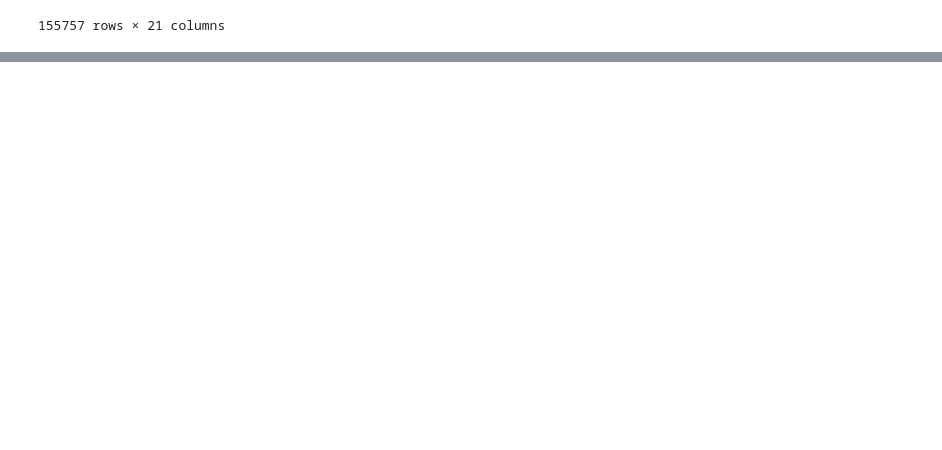
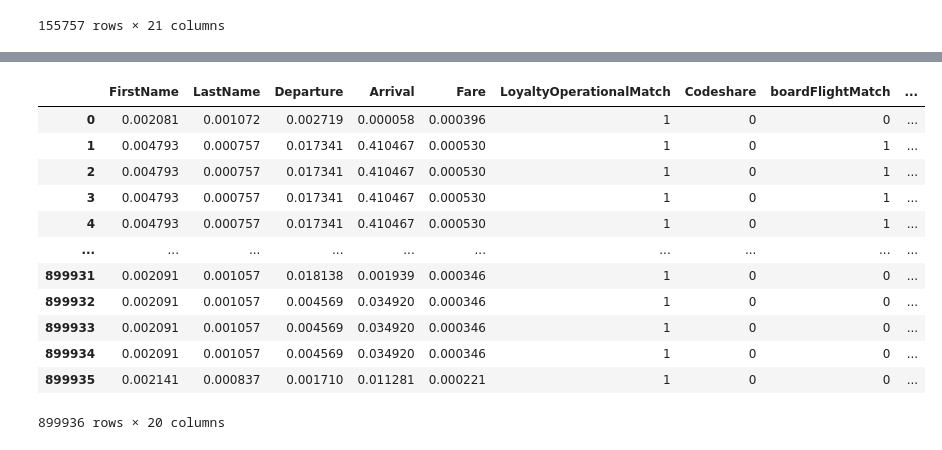
Before and after one commit to ANV3L/AIRLINES_lab, a Jupyter notebook: model/src/normalize.ipynb, the cells around one changed output, grey strips where cells are left out. Saved outputs shown, nothing was run; the diff lists cells and outputs as text; code cells hidden in the pictures; blank space fills up the shorter version.

```diff
--- a/model/src/normalize.ipynb
+++ b/model/src/normalize.ipynb
@@ -488,0 +1062,16 @@ display(SirenaDF)
+# %%
+display(loyalty_flights)
+# %% [output]
+|  | FirstName | LastName | Departure | Arrival | Fare | LoyaltyOperationalMatch | Codeshare | boardFlightMatch | ... |
+| 0 | 0.002081 | 0.001072 | 0.002719 | 0.000058 | 0.000396 | 1 | 0 | 0 | ... |
+| 1 | 0.004793 | 0.000757 | 0.017341 | 0.410467 | 0.000530 | 1 | 0 | 1 | ... |
+| 2 | 0.004793 | 0.000757 | 0.017341 | 0.410467 | 0.000530 | 1 | 0 | 1 | ... |
+| 3 | 0.004793 | 0.000757 | 0.017341 | 0.410467 | 0.000530 | 1 | 0 | 1 | ... |
+| 4 | 0.004793 | 0.000757 | 0.017341 | 0.410467 | 0.000530 | 1 | 0 | 1 | ... |
+| ... | ... | ... | ... | ... | ... | ... | ... | ... | ... |
+| 899931 | 0.002091 | 0.001057 | 0.018138 | 0.001939 | 0.000346 | 1 | 0 | 0 | ... |
+| 899932 | 0.002091 | 0.001057 | 0.004569 | 0.034920 | 0.000346 | 1 | 0 | 0 | ... |
+| 899933 | 0.002091 | 0.001057 | 0.004569 | 0.034920 | 0.000346 | 1 | 0 | 0 | ... |
+| 899934 | 0.002091 | 0.001057 | 0.004569 | 0.034920 | 0.000346 | 1 | 0 | 0 | ... |
+| 899935 | 0.002141 | 0.000837 | 0.001710 | 0.011281 | 0.000221 | 1 | 0 | 0 | ... |
+899936 rows × 20 columns
```
Also changed, not shown: parts of 26 cells of this notebook, 3 other files.
